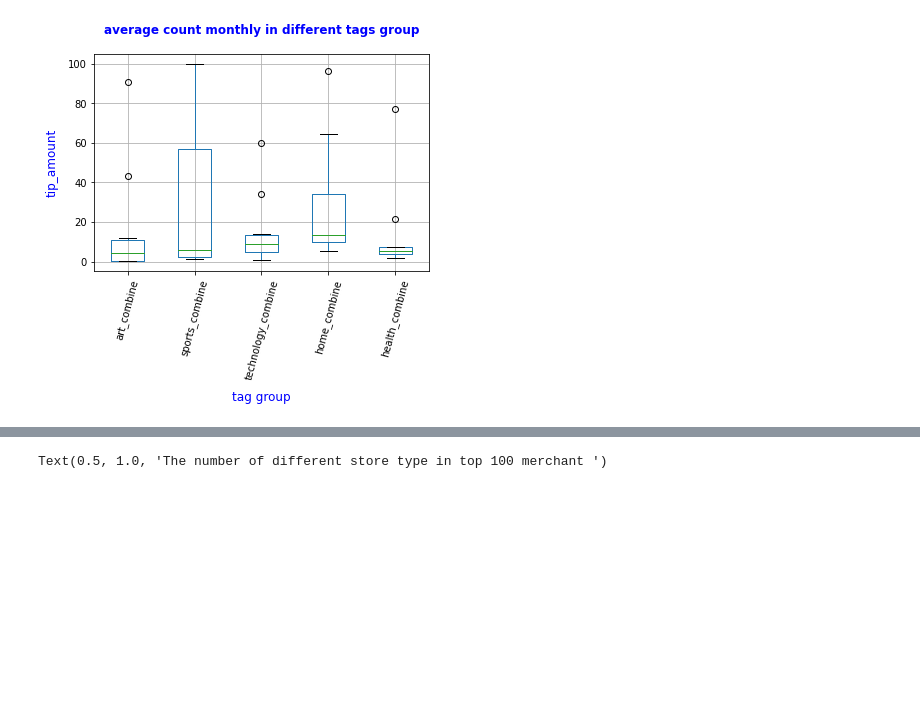
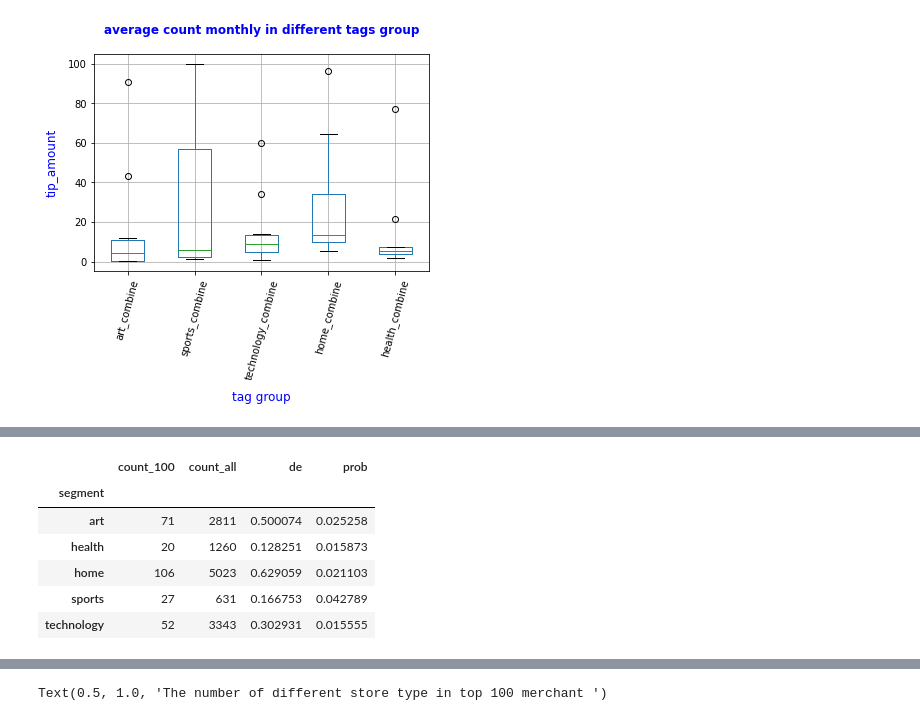
Before and after one commit to MAST30034-Applied-Data-Science/generic-buy-now-pay-later-project-group-16-project2-fighting-group, a Jupyter notebook: models/findings.ipynb, the cells around one changed output, grey strips where cells are left out. Cells and saved outputs as stored; diff of their text form; code cells hidden in the pictures; blank space fills up the shorter version.

```diff
--- a/models/findings.ipynb
+++ b/models/findings.ipynb
@@ -190,0 +219,13 @@ tz_df = df_merge_tags[['Store_type','de']].set_index(["Store_type"])
+# %%
+df_merge_segment = df_merge_tags.groupby('segment').agg('sum')
+# %%
+df_merge_segment['prob'] = df_merge_segment['count_100']/df_merge_segment['count_all']
+df_merge_segment
+# %% [output]
+|  | count_100 | count_all | de | prob |
+| segment |  |  |  |  |
+| art | 71 | 2811 | 0.500074 | 0.025258 |
+| health | 20 | 1260 | 0.128251 | 0.015873 |
+| home | 106 | 5023 | 0.629059 | 0.021103 |
+| sports | 27 | 631 | 0.166753 | 0.042789 |
+| technology | 52 | 3343 | 0.302931 | 0.015555 |
```
Also changed, not shown: parts of 9 cells of this notebook.
